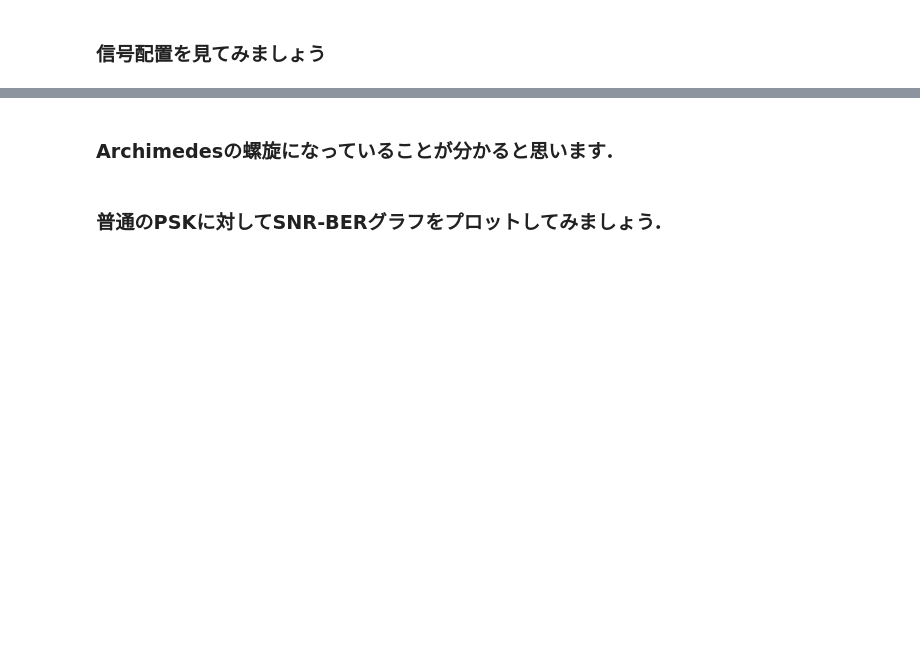
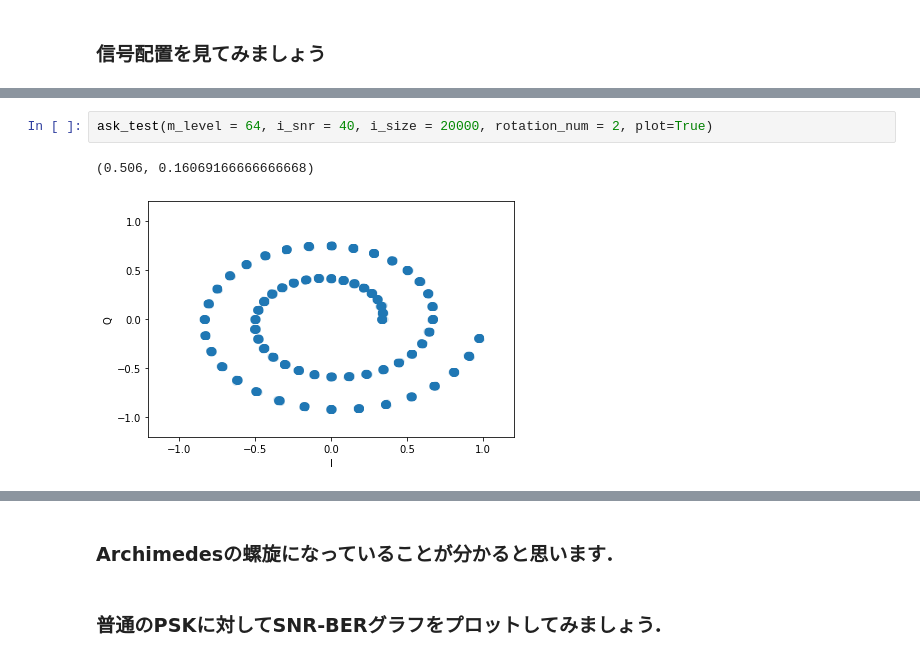
Before and after one commit to mikoshibaa/hackathon_mnlab2bicn, a Jupyter notebook: RRSK.ipynb, the cells around one changed output, grey strips where cells are left out. Saved outputs shown, nothing was run; the diff lists cells and outputs as text; blank space fills up the shorter version.

```diff
--- a/RRSK.ipynb
+++ b/RRSK.ipynb
@@ -281,4 +215,9 @@ ask_test(m_level = 64, i_snr = 40, i_size = 20000, rotation_num = 3, plot=True)
 [figure]
+# %%
+ask_test(m_level = 64, i_snr = 40, i_size = 20000, rotation_num = 2, plot=True)
+# %% [output]
+(0.506, 0.16069166666666668)
+[figure, added]
 # %%
 ask_test(m_level = 16, i_snr = 40, i_size = 20000, rotation_num = 3, plot=True)
 # %% [output]
```
Also changed, not shown: parts of 16 cells of this notebook.
